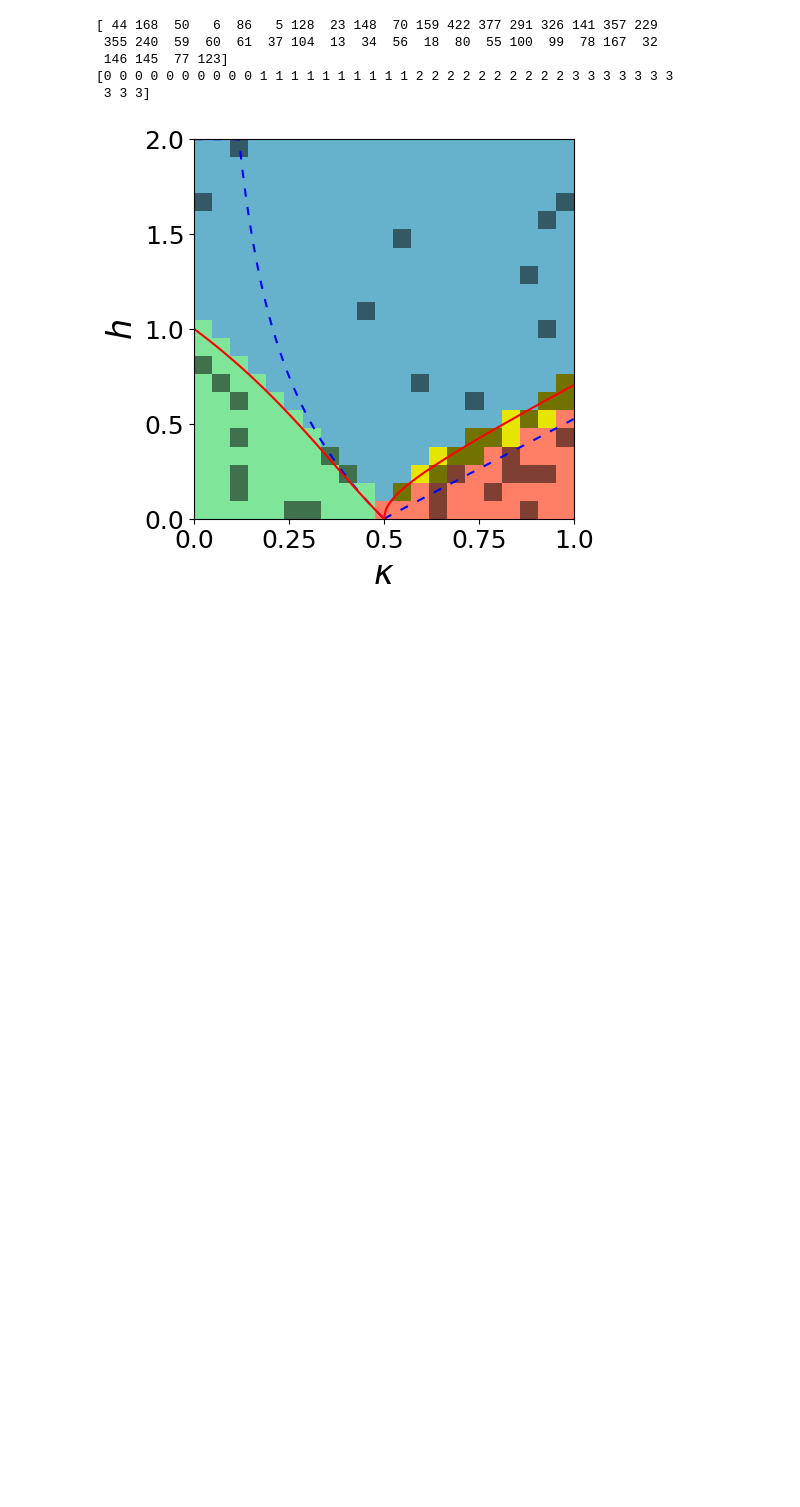
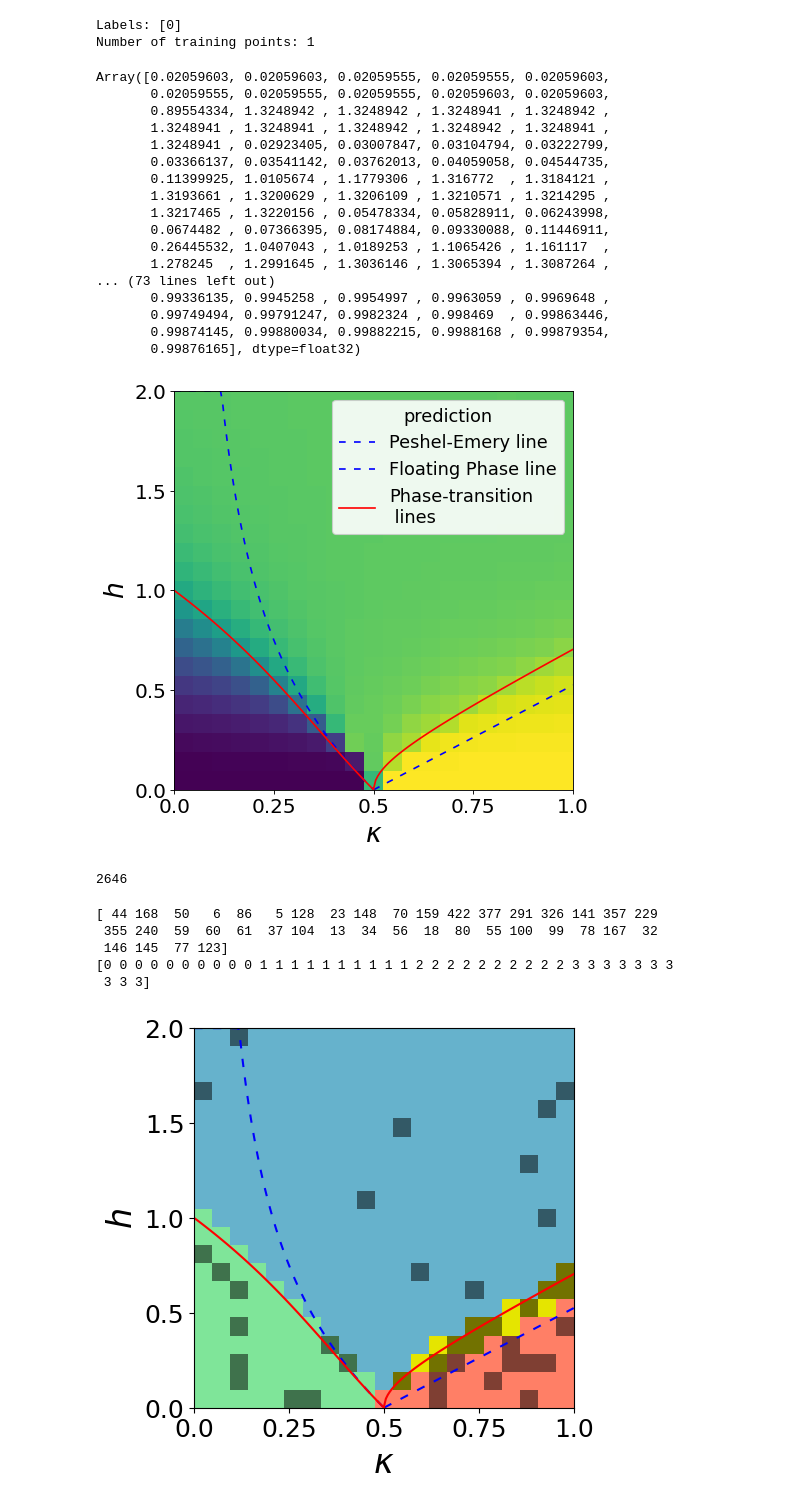
Before and after one commit to SaverioMonaco/ANNNI2, a Jupyter notebook: notebooks/test.ipynb, the cells around one changed output. Cells and saved outputs as stored; diff of their text form; code cells hidden in the pictures; blank space fills up the shorter version.

```diff
--- a/notebooks/test.ipynb
+++ b/notebooks/test.ipynb
@@ -7,0 +12,30 @@ TT = ANNNI.mps(folder = '../tensor_data/12/', gpu=True)
+# %%
+TT.train_enc(100, jnp.array([0]), 0, 1e-2)
+# %% [output]
+Labels: [0]
+Number of training points: 1
+# %%
+TT.compress(plot=True)
+# %% [output]
+Array([0.02059603, 0.02059603, 0.02059555, 0.02059555, 0.02059603,
+       0.02059555, 0.02059555, 0.02059555, 0.02059603, 0.02059603,
+       0.89554334, 1.3248942 , 1.3248942 , 1.3248941 , 1.3248942 ,
+       1.3248941 , 1.3248941 , 1.3248942 , 1.3248942 , 1.3248941 ,
+       1.3248941 , 0.02923405, 0.03007847, 0.03104794, 0.03222799,
+       0.03366137, 0.03541142, 0.03762013, 0.04059058, 0.04544735,
+       0.11399925, 1.0105674 , 1.1779306 , 1.316772  , 1.3184121 ,
+       1.3193661 , 1.3200629 , 1.3206109 , 1.3210571 , 1.3214295 ,
+       1.3217465 , 1.3220156 , 0.05478334, 0.05828911, 0.06243998,
+       0.0674482 , 0.07366395, 0.08174884, 0.09330088, 0.11446911,
+       0.26445532, 1.0407043 , 1.0189253 , 1.1065426 , 1.161117  ,
+       1.278245  , 1.2991645 , 1.3036146 , 1.3065394 , 1.3087264 ,
+... (73 lines left out)
+       0.99336135, 0.9945258 , 0.9954997 , 0.9963059 , 0.9969648 ,
+       0.99749494, 0.99791247, 0.9982324 , 0.998469  , 0.99863446,
+       0.99874145, 0.99880034, 0.99882215, 0.9988168 , 0.99879354,
+       0.99876165], dtype=float32)
+[figure, added]
+# %%
+21*21*6
+# %% [output]
+2646
```
Also changed, not shown: parts of 3 cells of this notebook, 3 other files.
